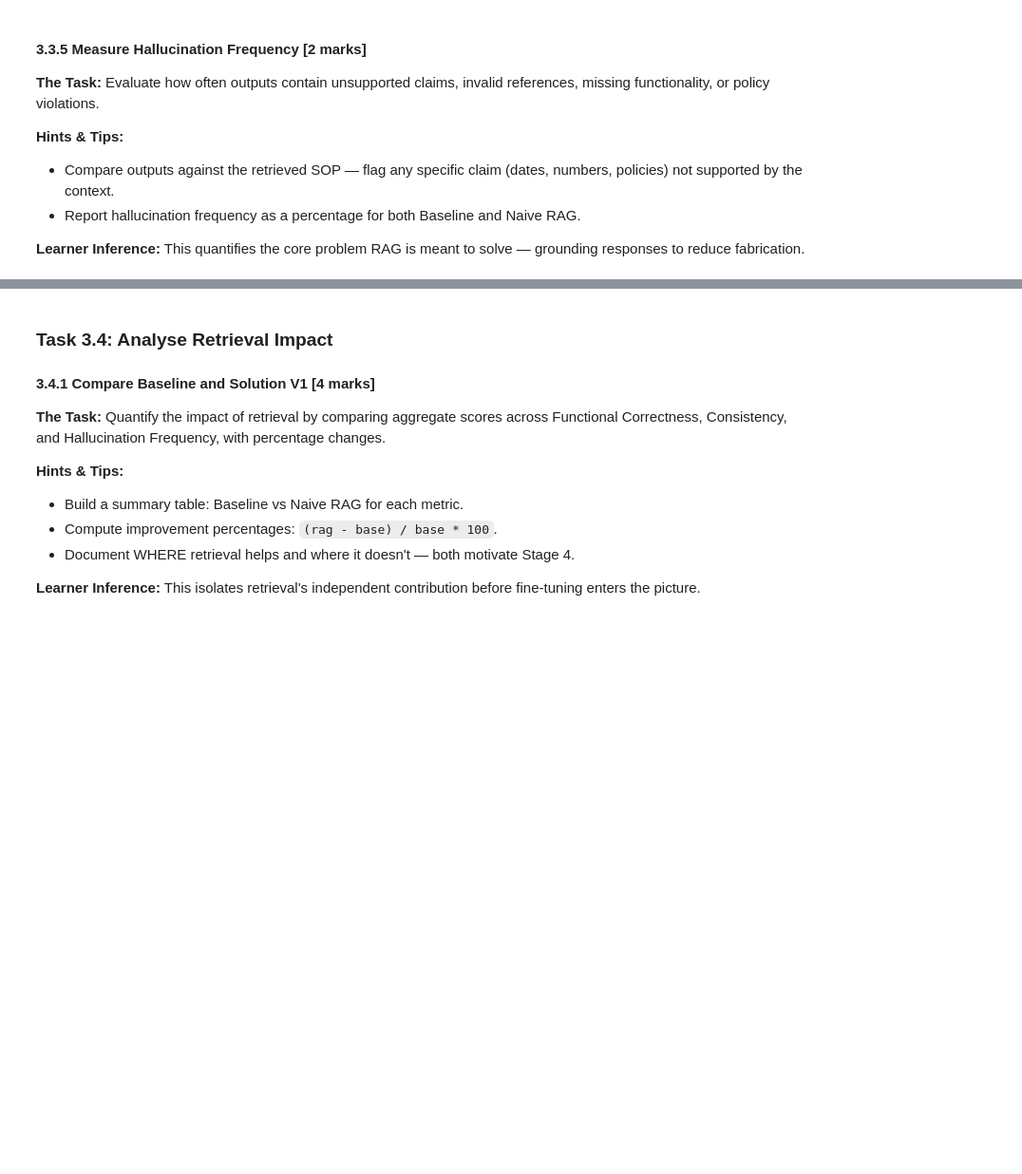
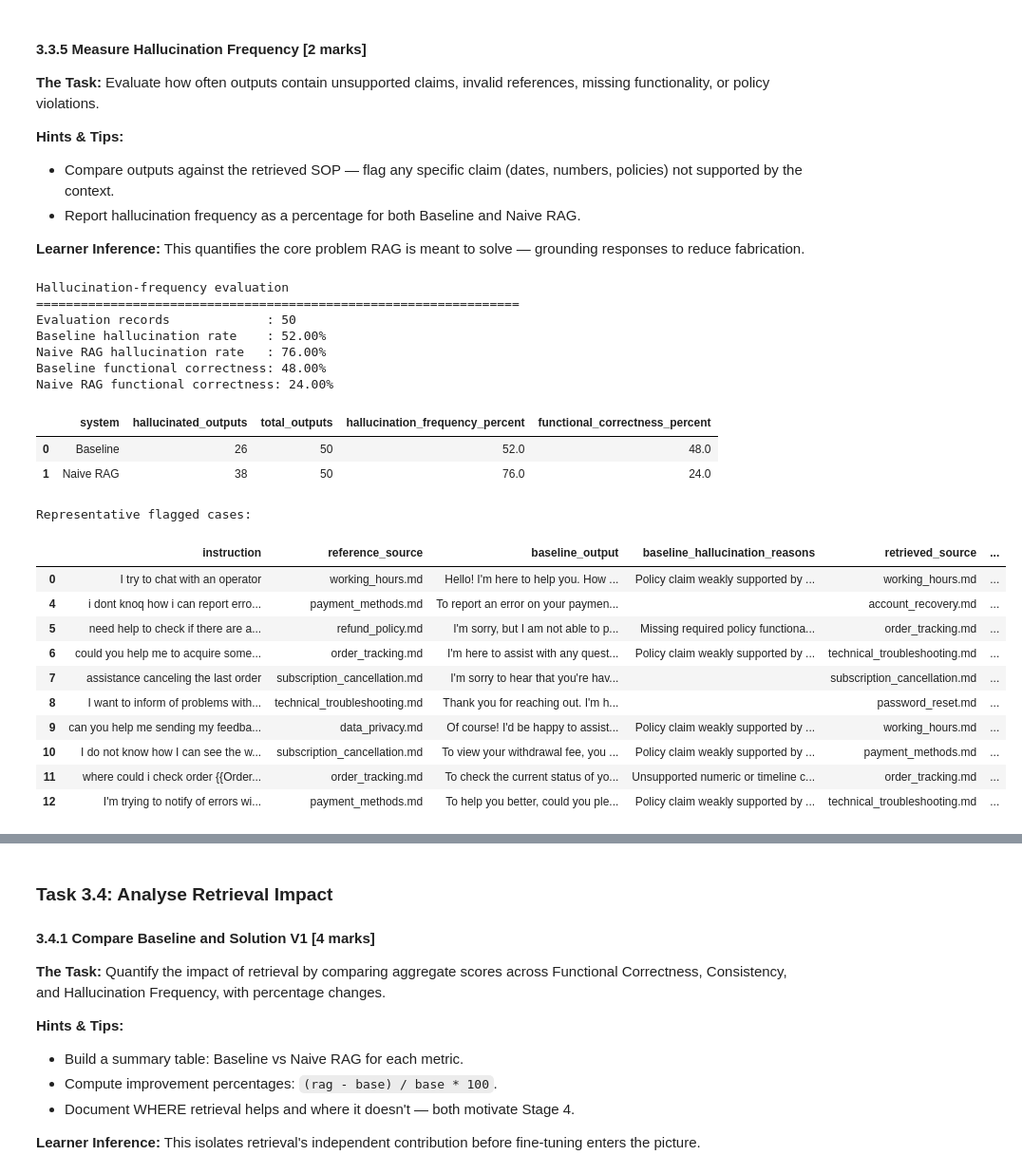
Before and after one commit to akul-bharadwaj/Hybrid-RAG-Customer-Support, a Jupyter notebook: Solution_V1_RAG_Evaluation.ipynb, the cells around one changed output, grey strips where cells are left out. Shown at 95% size. Saved outputs shown, nothing was run; the diff lists cells and outputs as text; code cells hidden in the pictures; blank space fills up the shorter version.

```diff
--- a/Solution_V1_RAG_Evaluation.ipynb
+++ b/Solution_V1_RAG_Evaluation.ipynb
@@ -83,0 +2222,74 @@ Load the base model, reload ChromaDB (same embedding model as NB4), and load `df
+# %%
+# Display results
+print("Hallucination-frequency evaluation")
+print("=" * 65)
+print(f"Evaluation records             : {total_evaluated}")
+print(
+    f"Baseline hallucination rate    : "
+    f"{baseline_hallucination_frequency:.2f}%"
+)
+print(
+    f"Naive RAG hallucination rate   : "
+    f"{naive_rag_hallucination_frequency:.2f}%"
+)
+print(
+    f"Baseline functional correctness: "
+    f"{baseline_functional_correctness:.2f}%"
+)
+print(
+    f"Naive RAG functional correctness: "
+    f"{naive_rag_functional_correctness:.2f}%"
+)
+
+display(
+    hallucination_summary.round(2)
+)
+
+# Display representative flagged cases
+flagged_examples = v1_test_results_df[
+    v1_test_results_df[
+        "baseline_hallucination_detected"
+    ]
+    | v1_test_results_df[
+        "naive_rag_hallucination_detected"
+    ]
+]
+
+print("\nRepresentative flagged cases:")
+
+display(
+    flagged_examples[
+        [
+            "instruction",
+            "reference_source",
+            "baseline_output",
+            "baseline_hallucination_reasons",
+            "retrieved_source",
+            "naive_rag_output",
+            "naive_rag_hallucination_reasons"
+        ]
+    ].head(10)
+)
+# %% [output]
+Hallucination-frequency evaluation
+=================================================================
+Evaluation records             : 50
+Baseline hallucination rate    : 52.00%
+Naive RAG hallucination rate   : 76.00%
+Baseline functional correctness: 48.00%
+Naive RAG functional correctness: 24.00%
+|  | system | hallucinated_outputs | total_outputs | hallucination_frequency_percent | functional_correctness_percent |
+| 0 | Baseline | 26 | 50 | 52.0 | 48.0 |
+| 1 | Naive RAG | 38 | 50 | 76.0 | 24.0 |
+Representative flagged cases:
+|  | instruction | reference_source | baseline_output | baseline_hallucination_reasons | retrieved_source | ... |
+| 0 | I try to chat with an operator | working_hours.md | Hello! I'm here to help you. How ... | Policy claim weakly supported by ... | working_hours.md | ... |
+| 4 | i dont knoq how i can report erro... | payment_methods.md | To report an error on your paymen... |  | account_recovery.md | ... |
+| 5 | need help to check if there are a... | refund_policy.md | I'm sorry, but I am not able to p... | Missing required policy functiona... | order_tracking.md | ... |
+| 6 | could you help me to acquire some... | order_tracking.md | I'm here to assist with any quest... | Policy claim weakly supported by ... | technical_troubleshooting.md | ... |
+| 7 | assistance canceling the last order | subscription_cancellation.md | I'm sorry to hear that you're hav... |  | subscription_cancellation.md | ... |
+| 8 | I want to inform of problems with... | technical_troubleshooting.md | Thank you for reaching out. I'm h... |  | password_reset.md | ... |
+| 9 | can you help me sending my feedba... | data_privacy.md | Of course! I'd be happy to assist... | Policy claim weakly supported by ... | working_hours.md | ... |
+| 10 | I do not know how I can see the w... | subscription_cancellation.md | To view your withdrawal fee, you ... | Policy claim weakly supported by ... | payment_methods.md | ... |
+| 11 | where could i check order {{Order... | order_tracking.md | To check the current status of yo... | Unsupported numeric or timeline c... | order_tracking.md | ... |
+| 12 | I'm trying to notify of errors wi... | payment_methods.md | To help you better, could you ple... | Policy claim weakly supported by ... | technical_troubleshooting.md | ... |
```
Also changed, not shown: parts of 40 cells of this notebook.
